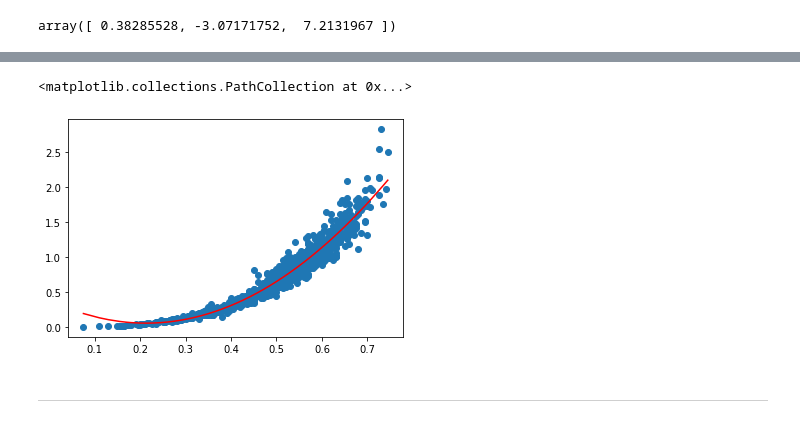
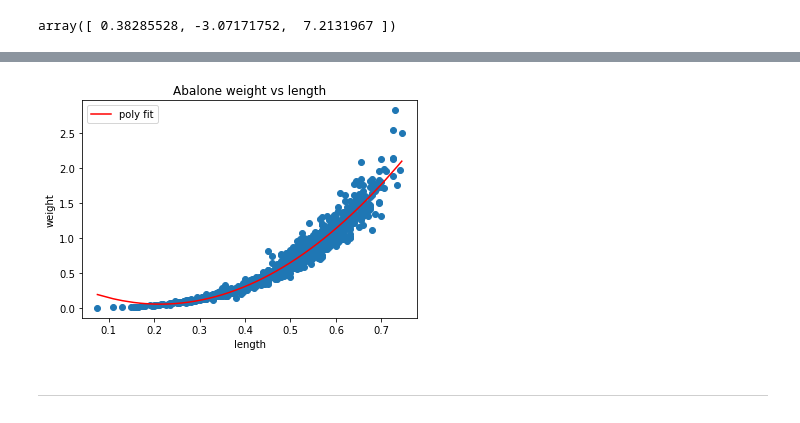
Before and after one commit to albertum1/local_regression, a Jupyter notebook: local.ipynb, the cells around one changed output, grey strips where cells are left out. Cells and saved outputs as stored; diff of their text form; code cells hidden in the pictures.

```diff
--- a/local.ipynb
+++ b/local.ipynb
@@ -95,10 +101,13 @@ array([[1.      , 0.075   , 0.005625],
 # %%
 y_hat = _beta @ _X_poly.T
-plt.plot(_X, y_hat, color = 'r')
+plt.plot(_X, y_hat, color = 'r', label = 'poly fit')
 plt.scatter(_X, _y)
+plt.legend(loc='upper left')
+plt.title('Abalone weight vs length')
+plt.xlabel('length')
+plt.ylabel('weight');
 # %% [output]
-<matplotlib.collections.PathCollection at 0x...>
-[figure, old version]
+[figure, new version]
 # %% [markdown]
 ---
 # %%
```
Also changed, not shown: parts of 17 cells of this notebook.
